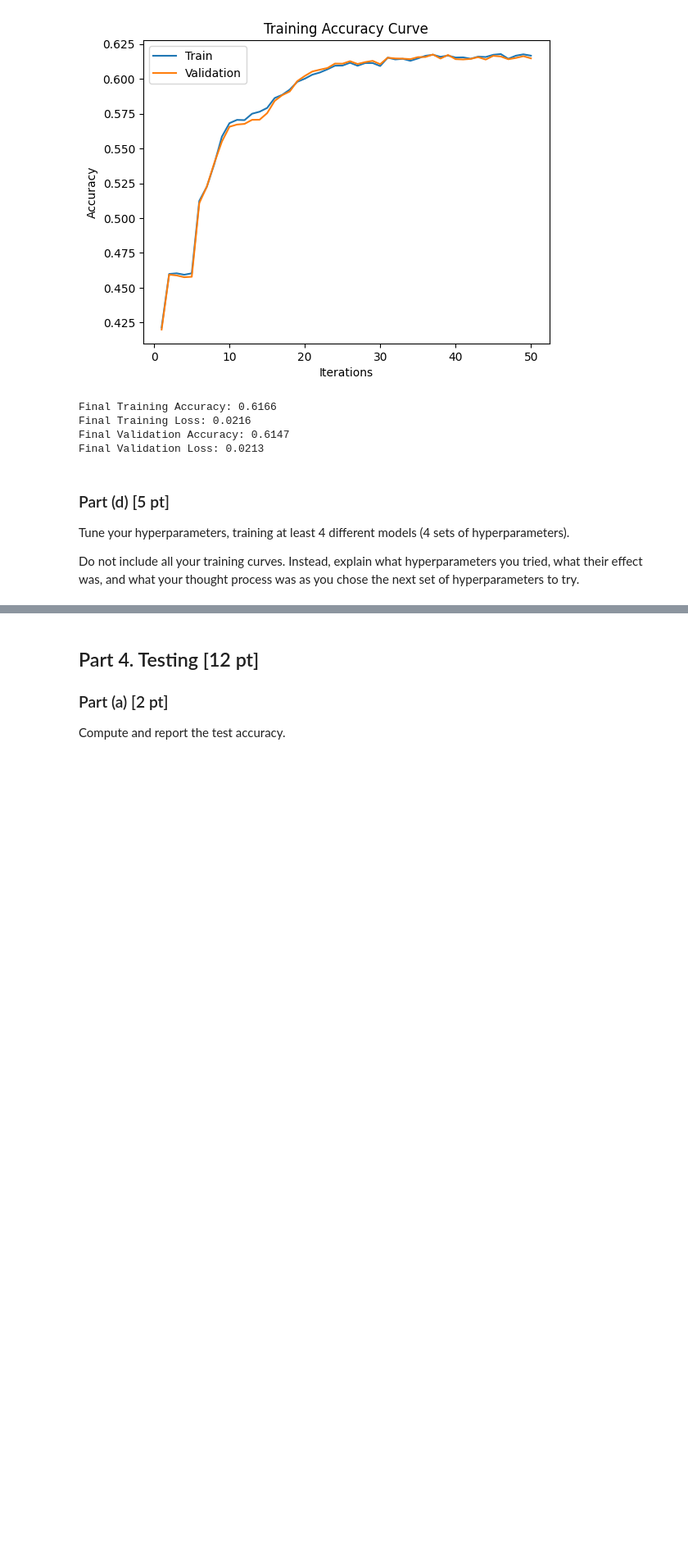
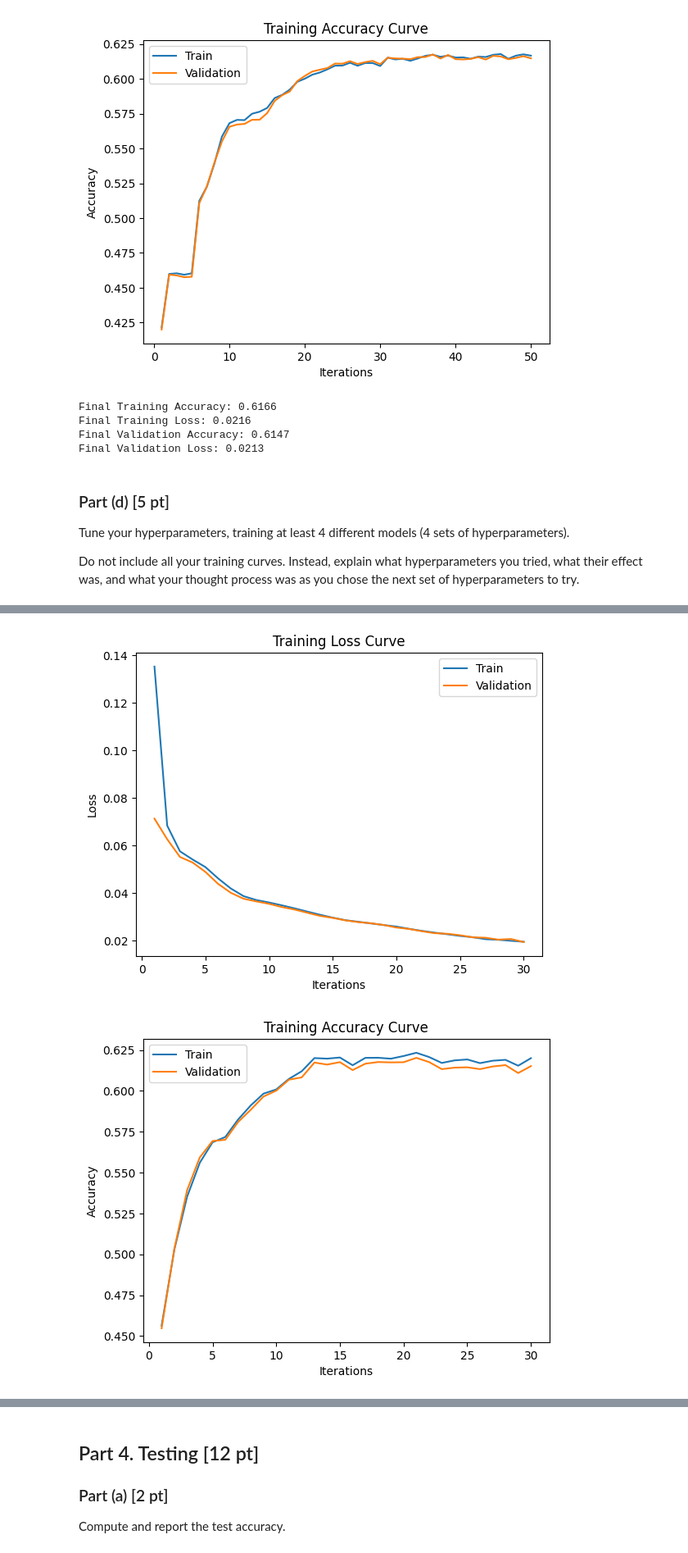
Before and after one commit to WilliamJWen/APS360, a Jupyter notebook: lab/Lab4_Data_Imputation.ipynb, the cells around one changed output, grey strips where cells are left out. Shown at 82% size. Drawn from its saved outputs; the diff is of its cells as text; code cells hidden in the pictures; blank space fills up the shorter version.

```diff
--- a/lab/Lab4_Data_Imputation.ipynb
+++ b/lab/Lab4_Data_Imputation.ipynb
@@ -641,0 +792,27 @@ chose the next set of hyperparameters to try.
+# %%
+# 5.decrease model complexity
+class SimpleAutoEncoder(nn.Module):
+    def __init__(self):
+        super(SimpleAutoEncoder, self).__init__()
+        self.name = "SimpleAutoEncoder"
+        self.encoder = nn.Sequential(
+            nn.Linear(57, 43), # TODO -- FILL OUT THE CODE HERE!
+            nn.ReLU(),
+            nn.Linear(43, 30),
+            nn.ReLU(),
+        )
+        self.decoder = nn.Sequential(
+            nn.Linear(30, 43), # TODO -- FILL OUT THE CODE HERE!
+            nn.ReLU(),
+            nn.Linear(43, 57),
+            nn.Sigmoid() # get to the range (0, 1)
+        )
+
+    def forward(self, x):
+        x = self.encoder(x)
+        x = self.decoder(x)
+        return x
+# %%
+simple_model = SimpleAutoEncoder()
+train(simple_model, train_data, valid_data, batch_size=32, num_epochs=30, learning_rate=1e-4, plotting=True)
+# %% [output]
@@ -641,0 +836,2 @@ chose the next set of hyperparameters to try.
+[figure, added]
+[figure, added]
```
Also changed, not shown: parts of 16 cells of this notebook.
